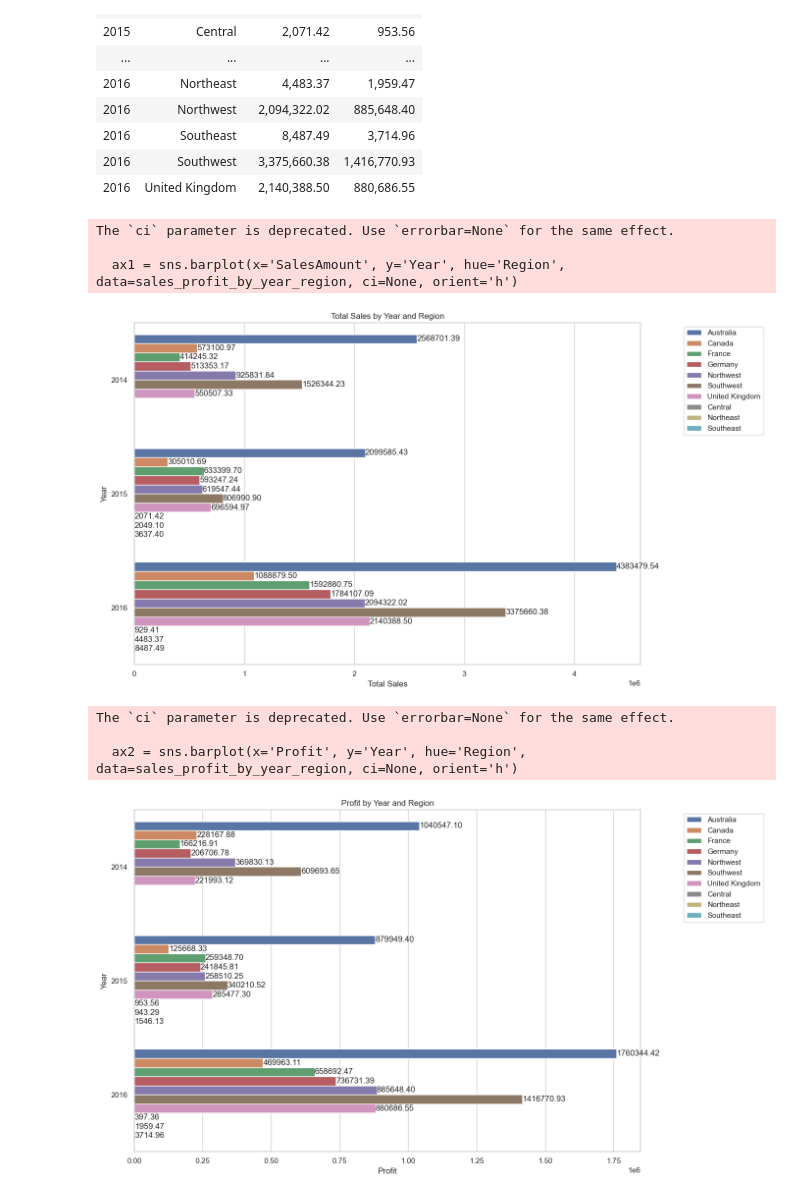
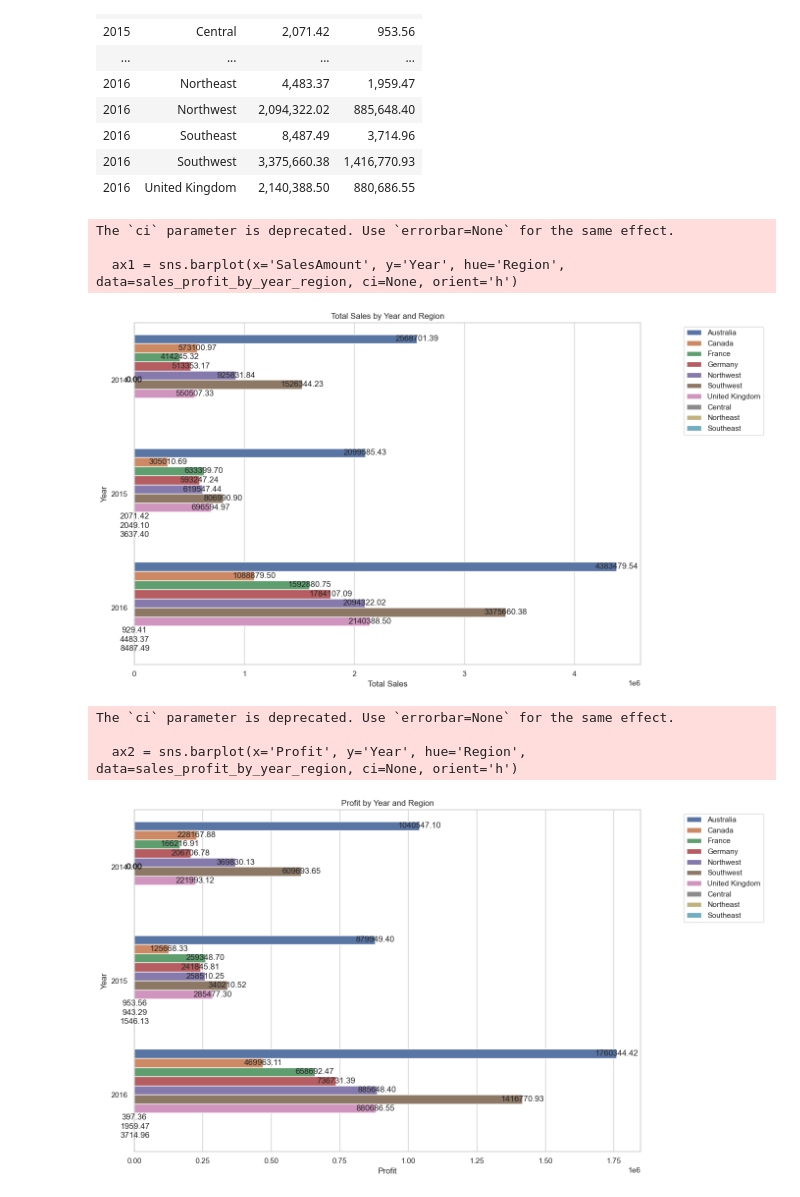
Before and after one commit to Erick-Bryan-Cubas/teste-candidatura-cilia-tecnologia, a Jupyter notebook: src/analysis-dataset-1.ipynb, the cells around one changed output. Saved outputs shown, nothing was run; the diff lists cells and outputs as text; code cells hidden in the pictures.

```diff
--- a/src/analysis-dataset-1.ipynb
+++ b/src/analysis-dataset-1.ipynb
@@ -475,6 +473,10 @@ customers = customers.drop_duplicates()
 product = product.drop_duplicates()
 sales = sales.drop_duplicates()
 territory = territory.drop_duplicates()
+sales = sales.dropna(axis=1, how='all')
+
+# Remova as colunas que não são mais necessárias, como 'List Price', 'StandardCost', 'diif std cost' e 'diff list price'
+sales = sales.drop(columns=['List Price', 'StandardCost', 'diif std cost', 'diff list price'])
 
 # Convertendo colunas para string e depois para numérico
 columns_to_convert = ['TotalProductCost', 'SalesAmount', 'TaxAmt', 'UnitPrice']
@@ -752,46 +771,61 @@ SalesAmount             float64
 | 2016 | Southwest | 3,375,660.38 | 1,416,770.93 |
 | 2016 | United Kingdom | 2,140,388.50 | 880,686.55 |
 # %%
+import matplotlib.pyplot as plt
 import seaborn as sns
+
+# Reverter a formatação das colunas para garantir que os valores são numéricos
+sales_profit_by_year_region['SalesAmount'] = sales_profit_by_year_region['SalesAmount'].str.replace(',', '').astype(float)
+sales_profit_by_year_region['Profit'] = sales_profit_by_year_region['Profit'].str.replace(',', '').astype(float)
 
 # Configurar o estilo dos gráficos
 sns.set(style="whitegrid")
 
 # Exemplo 1: Total de Vendas por Ano e Região (Barras Horizontais)
 plt.figure(figsize=(14, 8))
 ax1 = sns.barplot(x='SalesAmount', y='Year', hue='Region', data=sales_profit_by_year_region, ci=None, orient='h')
 plt.title('Total Sales by Year and Region')
 plt.xlabel('Total Sales')
 plt.ylabel('Year')
 plt.legend(loc='upper right', bbox_to_anchor=(1.25, 1))
 
 # Adicionar valores no topo das barras
-for container in ax1.containers:
-    ax1.bar_label(container, fmt='%.2f')
+for p in ax1.patches:
+    width = p.get_width()
+    plt.text(width + 0.05,
+             p.get_y() + p.get_height() / 2,
+             '{:1.2f}'.format(width),
+             ha='center',
+             va='center')
 
 plt.tight_layout()
 plt.show()
 
 # Exemplo 2: Lucro por Ano e Região (Barras Horizontais)
 plt.figure(figsize=(14, 8))
 ax2 = sns.barplot(x='Profit', y='Year', hue='Region', data=sales_profit_by_year_region, ci=None, orient='h')
 plt.title('Profit by Year and Region')
 plt.xlabel('Profit')
 plt.ylabel('Year')
 plt.legend(loc='upper right', bbox_to_anchor=(1.25, 1))
 
 # Adicionar valores no topo das barras
-for container in ax2.containers:
-    ax2.bar_label(container, fmt='%.2f')
+for p in ax2.patches:
+    width = p.get_width()
+    plt.text(width + 0.05,
+             p.get_y() + p.get_height() / 2,
+             '{:1.2f}'.format(width),
+             ha='center',
+             va='center')
 
 plt.tight_layout()
 plt.show()
 # %% [output]
 The `ci` parameter is deprecated. Use `errorbar=None` for the same effect.
 
   ax1 = sns.barplot(x='SalesAmount', y='Year', hue='Region', data=sales_profit_by_year_region, ci=None, orient='h')
-[figure, old version]
+[figure, new version]
 The `ci` parameter is deprecated. Use `errorbar=None` for the same effect.
 
   ax2 = sns.barplot(x='Profit', y='Year', hue='Region', data=sales_profit_by_year_region, ci=None, orient='h')
-[figure, old version]
+[figure, new version]
```
Also changed, not shown: parts of 6 cells of this notebook, 1 other file.
